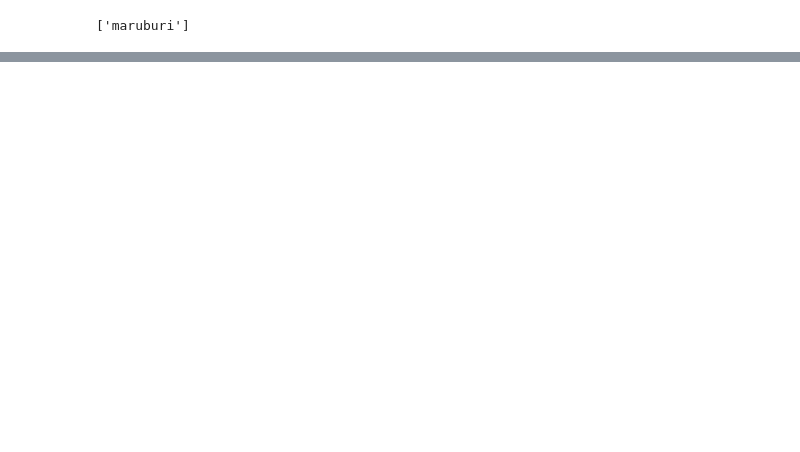
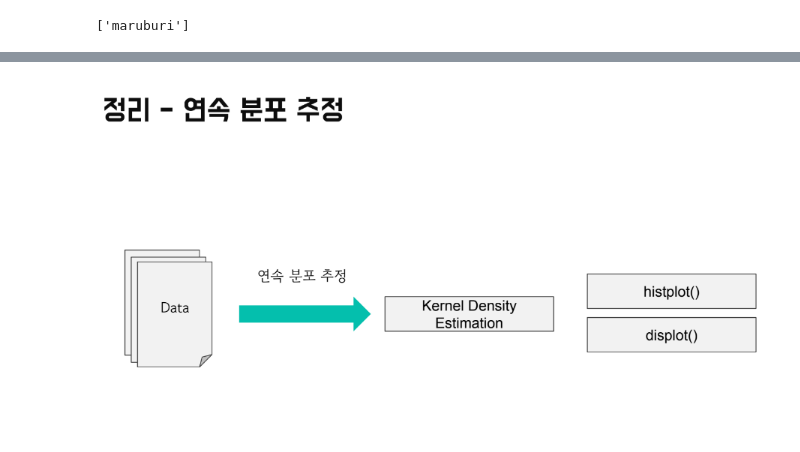
Before and after one commit to jm83-database/python_tutorial, a Jupyter notebook: 2023.03.15_seaborn 예제/01. seaborn 실습1.ipynb, the cells around one changed output, grey strips where cells are left out. Cells and saved outputs as stored; diff of their text form; code cells hidden in the pictures; blank space fills up the shorter version.

```diff
--- a/2023.03.15_seaborn 예제/01. seaborn 실습1.ipynb
+++ b/2023.03.15_seaborn 예제/01. seaborn 실습1.ipynb
@@ -20,0 +38,4 @@ mpl.rc('axes', unicode_minus = False)
+# %%
+Image("C:/python/datas/연속 분포 추정.png")
+# %% [output]
+[figure, added]
```
Also changed, not shown: parts of 101 cells of this notebook, 4 other files.
